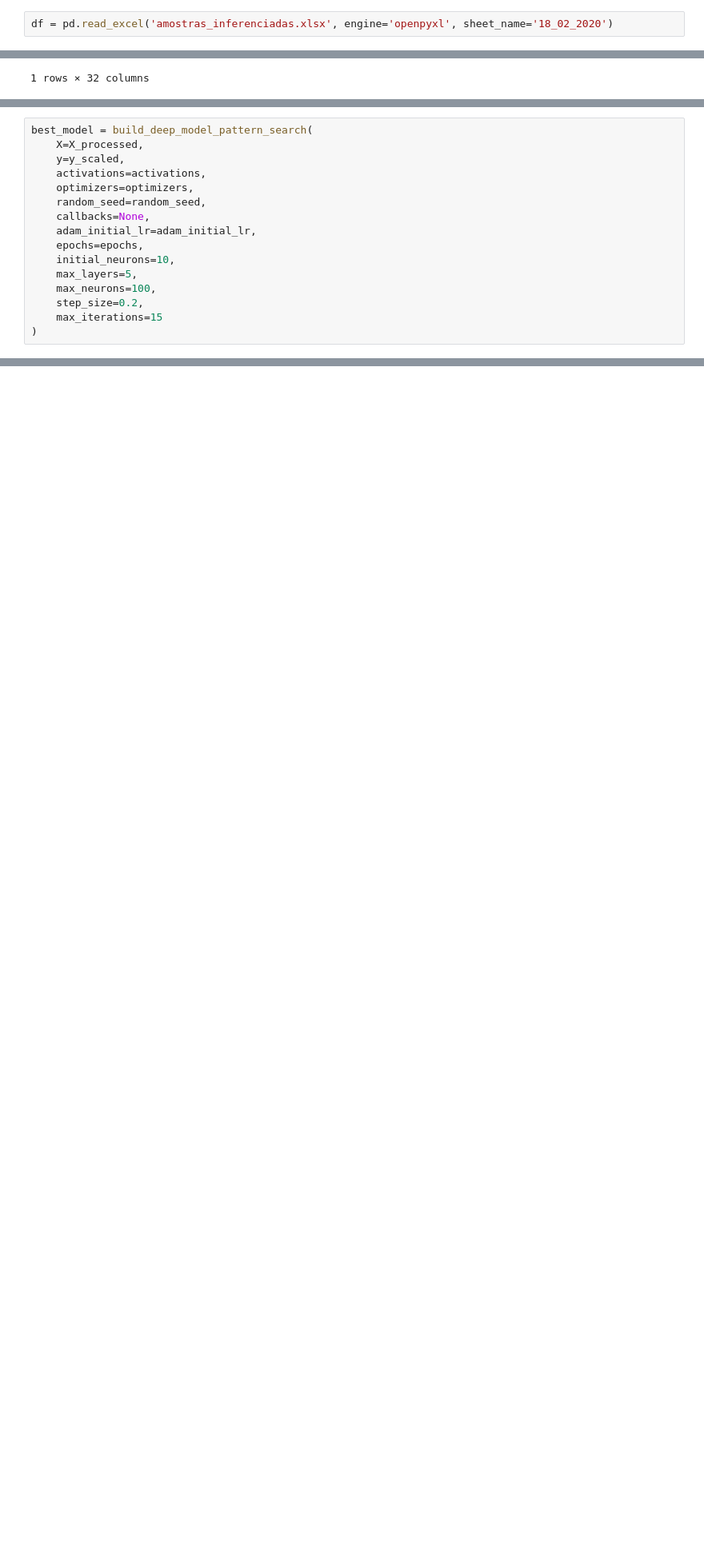
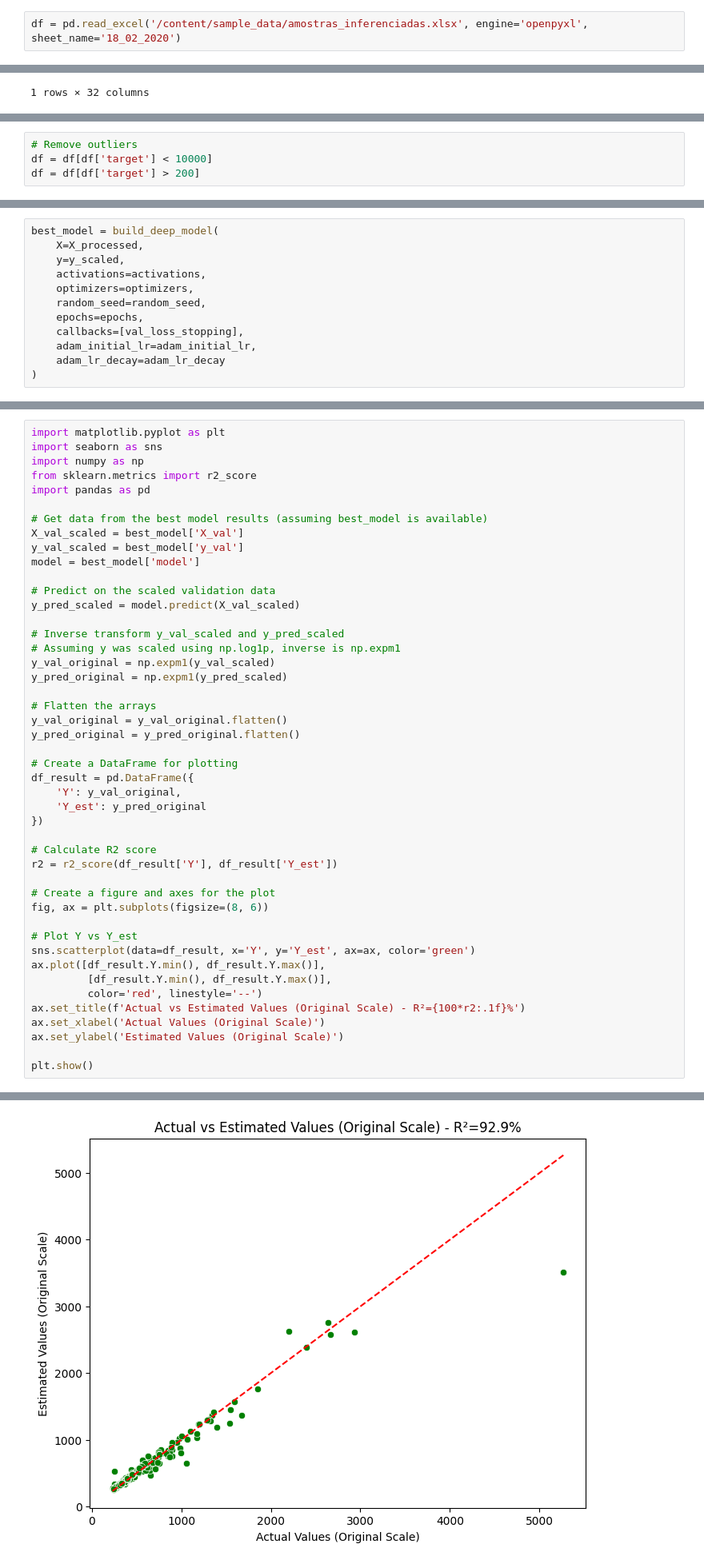
Before and after one commit to Dhonrian/pos_ifnet, a Jupyter notebook: 25E3_2/keras/neural_network.ipynb, the cells around one changed output, grey strips where cells are left out. Shown: that part at 80% size. Cells and saved outputs as stored; diff of their text form; blank space fills up the shorter version.

```diff
--- a/25E3_2/keras/neural_network.ipynb
+++ b/25E3_2/keras/neural_network.ipynb
@@ -31,5 +22,5 @@ To enable the following instructions: AVX2 AVX_VNNI FMA, in other operations, re
 # %%
-df = pd.read_excel('amostras_inferenciadas.xlsx', engine='openpyxl', sheet_name='18_02_2020')
+df = pd.read_excel('/content/sample_data/amostras_inferenciadas.xlsx', engine='openpyxl', sheet_name='18_02_2020')
 # %%
 df.head(1)
 # %% [output]
@@ -706,0 +691,4 @@ optimizers = ["adam", "rmsprop"]
+# %%
+# Remove outliers
+df = df[df['target'] < 10000]
+df = df[df['target'] > 200]
@@ -757,19 +767,15 @@ optimizers = ["adam", "rmsprop"]
 # plt.legend()
 # plt.show()
 # %%
-best_model = build_deep_model_pattern_search(
+best_model = build_deep_model(
     X=X_processed,
     y=y_scaled,
     activations=activations,
     optimizers=optimizers,
     random_seed=random_seed,
-    callbacks=None,
+    epochs=epochs,
+    callbacks=[val_loss_stopping],
     adam_initial_lr=adam_initial_lr,
-    epochs=epochs,
-    initial_neurons=10,
-    max_layers=5,
-    max_neurons=100,
-    step_size=0.2,
-    max_iterations=15
+    adam_lr_decay=adam_lr_decay
 )
 # %% [output]
@@ -819,0 +821,47 @@ plt.show()
+# %%
+import matplotlib.pyplot as plt
+import seaborn as sns
+import numpy as np
+from sklearn.metrics import r2_score
+import pandas as pd
+
+# Get data from the best model results (assuming best_model is available)
+X_val_scaled = best_model['X_val']
+y_val_scaled = best_model['y_val']
+model = best_model['model']
+
+# Predict on the scaled validation data
+y_pred_scaled = model.predict(X_val_scaled)
+
+# Inverse transform y_val_scaled and y_pred_scaled
+# Assuming y was scaled using np.log1p, inverse is np.expm1
+y_val_original = np.expm1(y_val_scaled)
+y_pred_original = np.expm1(y_pred_scaled)
+
+# Flatten the arrays
+y_val_original = y_val_original.flatten()
+y_pred_original = y_pred_original.flatten()
+
+# Create a DataFrame for plotting
+df_result = pd.DataFrame({
+    'Y': y_val_original,
+    'Y_est': y_pred_original
+})
+
+# Calculate R2 score
+r2 = r2_score(df_result['Y'], df_result['Y_est'])
+
+# Create a figure and axes for the plot
+fig, ax = plt.subplots(figsize=(8, 6))
+
+# Plot Y vs Y_est
+sns.scatterplot(data=df_result, x='Y', y='Y_est', ax=ax, color='green')
+ax.plot([df_result.Y.min(), df_result.Y.max()],
+         [df_result.Y.min(), df_result.Y.max()],
+         color='red', linestyle='--')
+ax.set_title(f'Actual vs Estimated Values (Original Scale) - R²={100*r2:.1f}%')
+ax.set_xlabel('Actual Values (Original Scale)')
+ax.set_ylabel('Estimated Values (Original Scale)')
+
+plt.show()
+# %% [output]
@@ -819,0 +869 @@ plt.show()
+[figure, added]
```
Also changed, not shown: parts of 16 cells of this notebook, 1 other file.
